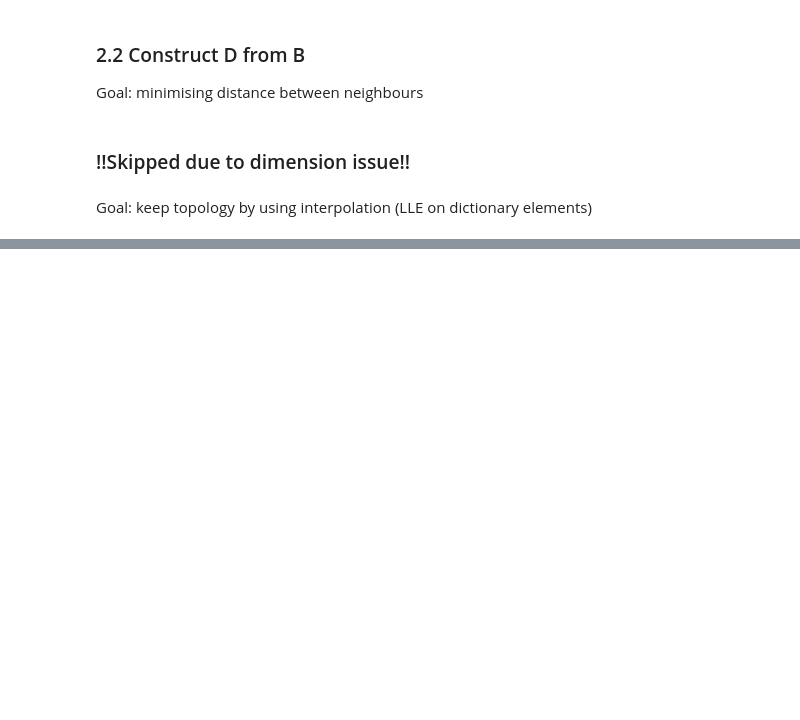
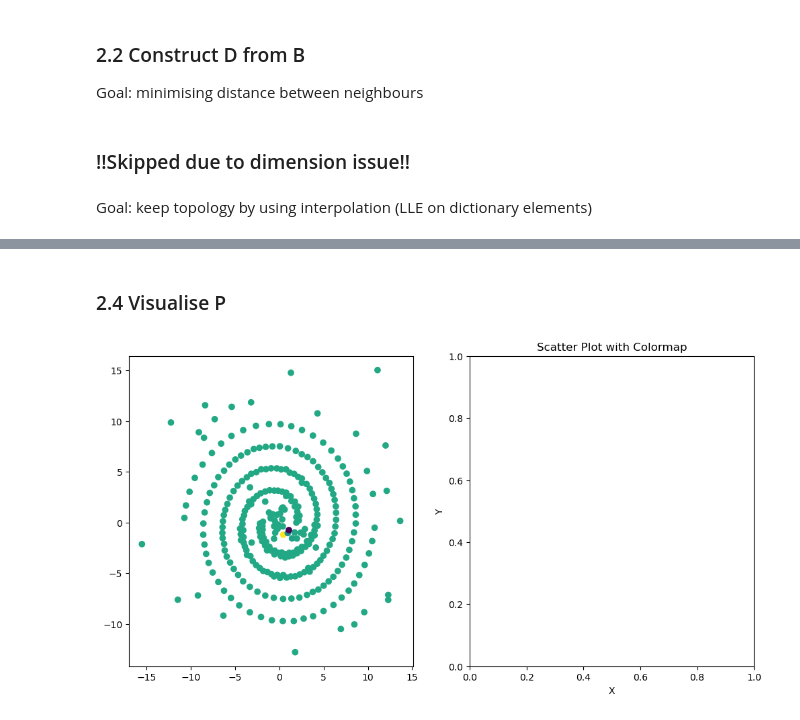
Before and after one commit to derek1909/SignalSpace-WarmUp, a Jupyter notebook: warmup.ipynb, the cells around one changed output, grey strips where cells are left out. Drawn from its saved outputs; the diff is of its cells as text; code cells hidden in the pictures; blank space fills up the shorter version.

Commit message:
Find P. The result does not seem to be correct

```diff
--- a/warmup.ipynb
+++ b/warmup.ipynb
@@ -253,0 +294,25 @@ tensor([-1.4305e-06, -1.7881e-07])
+# %%
+## Now find P
+
+A = model.Activ.detach().cpu()
+
+#  Compute eigenvalue decomposition of A
+ATA_eigenvalues,ATA_eigenvectors = torch.linalg.eigh(A.T@A)
+
+# Square root of eigenvalues
+ATA_sqrt_eigenvalues = torch.sqrt(ATA_eigenvalues)
+
+# Reconstruct square root of A from eigenvalues and eigenvectors
+sqrt_ATA = ATA_eigenvectors @ torch.diag(ATA_sqrt_eigenvalues) @ ATA_eigenvectors.t()
+inv_sqrt_ATA = torch.pinverse(sqrt_ATA)
+
+raw_P = inv_sqrt_ATA @ sorted_eigenvectors[:,0:d]
+
+# Normalize each column
+raw_P = raw_P / torch.norm(raw_P, dim=0)
+
+
+P = raw_P.T @ inv_sqrt_ATA / inv_sqrt_ATA.size(0)**0.5
+print(P.shape)
+
+print(P)
@@ -253,0 +329,20 @@ tensor([-1.4305e-06, -1.7881e-07])
+# %% [markdown]
+### 2.4 Visualise P
+# %%
+# Example data
+idx = 3
+fig, [ax, ax1] = plt.subplots(figsize=[12,6],nrows=1, ncols=2)
+
+colors = P.cpu()[idx]
+colors = (colors - torch.min(colors)) / (torch.max(colors) - torch.min(colors))
+
+cmap = 'viridis'  # Example colormap
+
+# plot dictionary elements using first row of P
+ax.scatter(Bas[:, 0], Bas[:, 1], label='All landmarks', c=colors, cmap=cmap)
+plt.xlabel('X')
+plt.ylabel('Y')
+plt.title('Scatter Plot with Colormap')
+plt.show()
+# %% [output]
+[figure, added]
```
Also changed, not shown: parts of 11 cells of this notebook.
